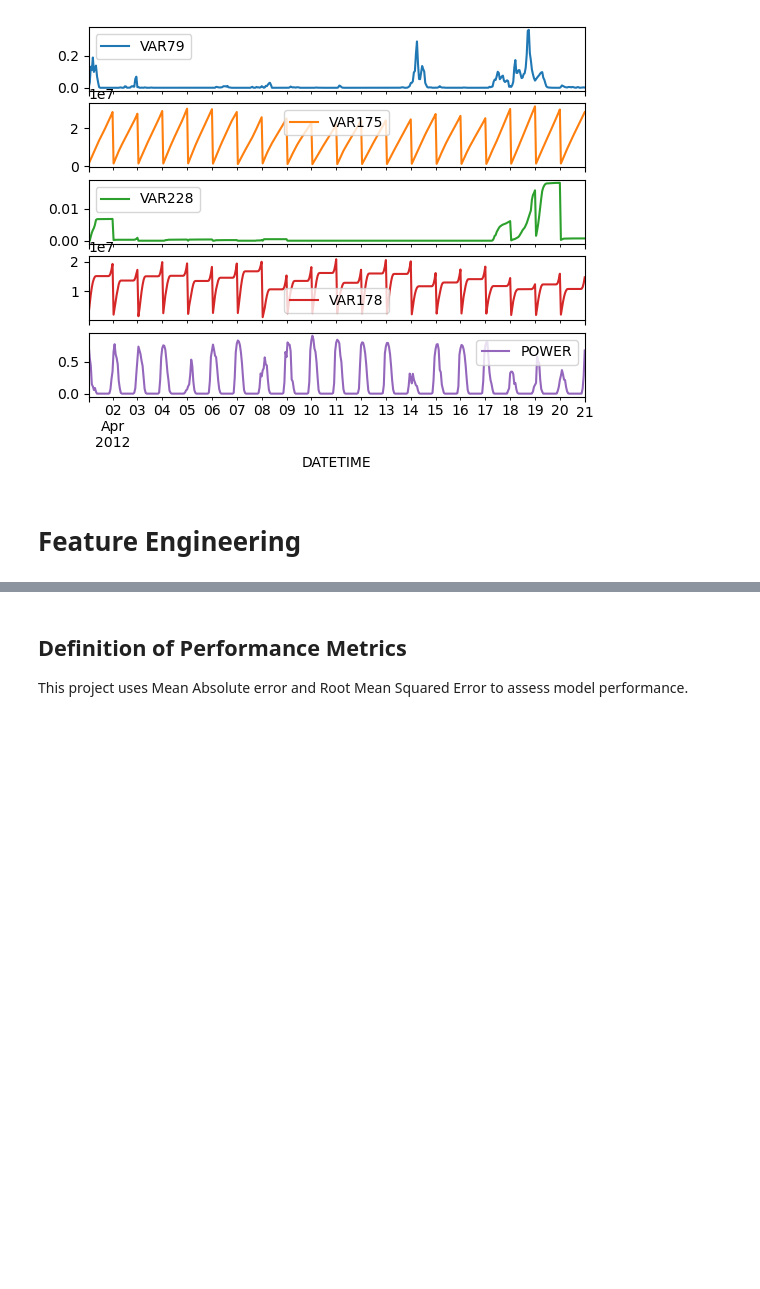
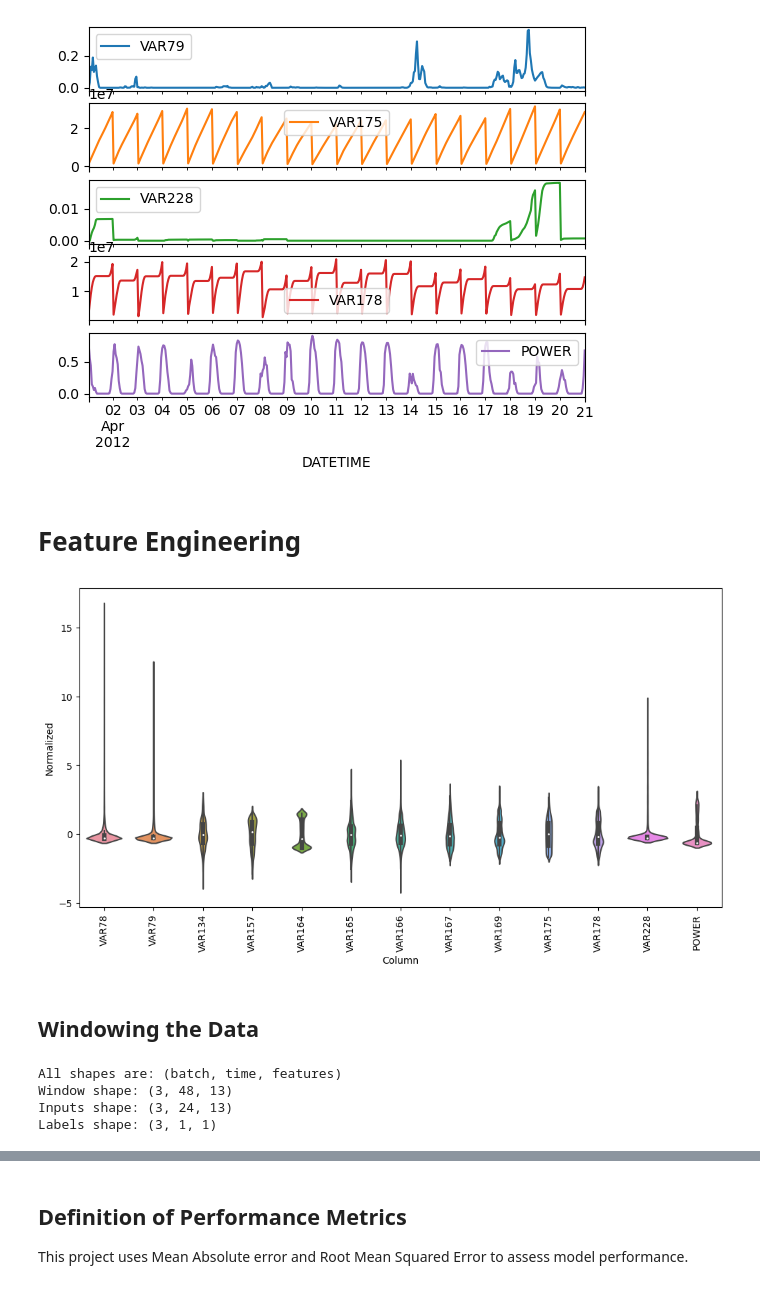
Before and after one commit to antoniolang1107/Solar-Power, a Jupyter notebook: solar.ipynb, the cells around one changed output, grey strips where cells are left out. Cells and saved outputs as stored; diff of their text form; code cells hidden in the pictures; blank space fills up the shorter version.

Commit message:
Adding in TensorFlow time series example

```diff
--- a/solar.ipynb
+++ b/solar.ipynb
@@ -130,4 +135,14 @@ val_time = val_data.pop('DATETIME')
 training_mean = train_data.mean()
 training_std = train_data.std()
 
-training_data = (training_data - training_mean) / training_std
+train_data = (train_data-training_mean) / training_std
+val_data = (val_data-training_mean) / training_std
+# %%
+df_std = train_data.melt(var_name='Column', value_name='Normalized')
+plt.figure(figsize=(12, 6))
+ax = sns.violinplot(x='Column', y='Normalized', data=df_std)
+_ = ax.set_xticklabels(train_data.keys(), rotation=90)
+# %% [output]
+[figure, added]
+# %% [markdown]
+## Windowing the Data
@@ -133,0 +238,20 @@ training_data = (training_data - training_mean) / training_std
+# %%
+w1 = WindowGenerator(input_width=24, label_width=1, shift=24, train_df=train_data, val_df=val_data, test_df=test_data, label_columns=['POWER'])
+w1
+# Stack three slices, the length of the total window.
+example_window = tf.stack([np.array(train_data[:w1.total_window_size]),
+                           np.array(train_data[100:100+w1.total_window_size]),
+                           np.array(train_data[200:200+w1.total_window_size])])
+# w1.plot()
+
+example_inputs, example_labels = w1.split_window(example_window)
+
+print('All shapes are: (batch, time, features)')
+print(f'Window shape: {example_window.shape}')
+print(f'Inputs shape: {example_inputs.shape}')
+print(f'Labels shape: {example_labels.shape}')
+# %% [output]
+All shapes are: (batch, time, features)
+Window shape: (3, 48, 13)
+Inputs shape: (3, 24, 13)
+Labels shape: (3, 1, 1)
```
Also changed, not shown: parts of 17 cells of this notebook.
